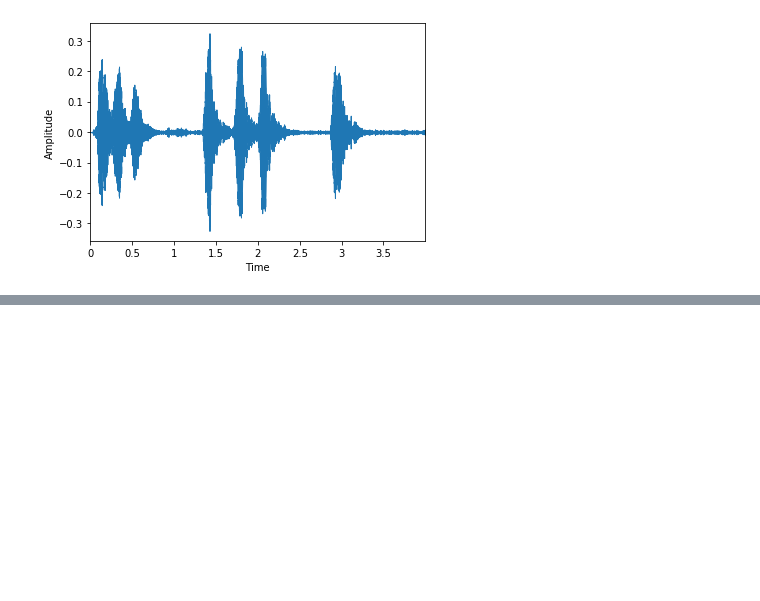
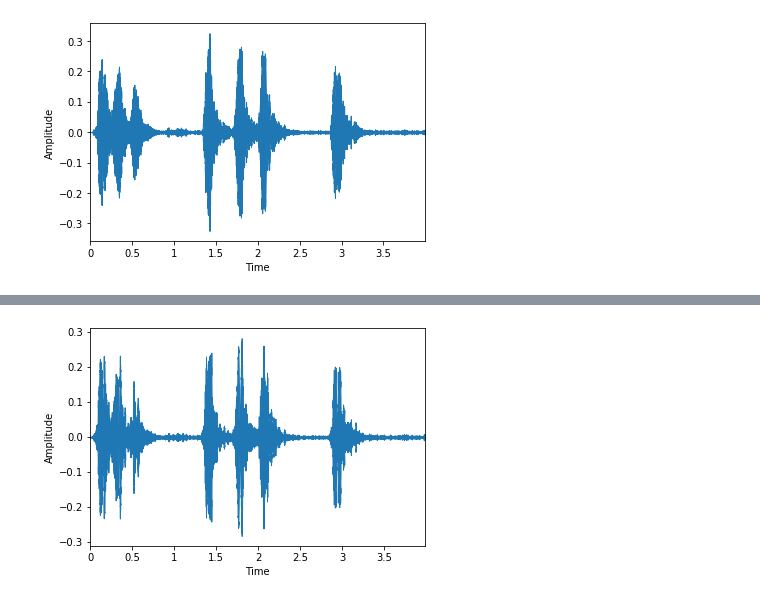
Before and after one commit to ejlee127/UrbanSoundML, a Jupyter notebook: audio/urbansound_data.ipynb, the cells around one changed output, grey strips where cells are left out. Saved outputs shown, nothing was run; the diff lists cells and outputs as text; code cells hidden in the pictures; blank space fills up the shorter version.

```diff
--- a/audio/urbansound_data.ipynb
+++ b/audio/urbansound_data.ipynb
@@ -93,0 +97,8 @@ sf.write("reversed.wav", wav, sr)
+# %%
+mfccs40 = librosa.feature.mfcc(signal,sr=sr,n_mfcc=40)
+wav40 = librosa.feature.inverse.mfcc_to_audio(mfccs40)
+display_wav(wav40, '../images/dog_bark_n40_reversed.png')
+sf.write("reversed_n40.wav", wav40, sr)
+ipd.Audio("reversed_n40.wav")
+# %% [output]
+[figure, added]
```
Also changed, not shown: parts of 4 cells of this notebook, 3 other files.
